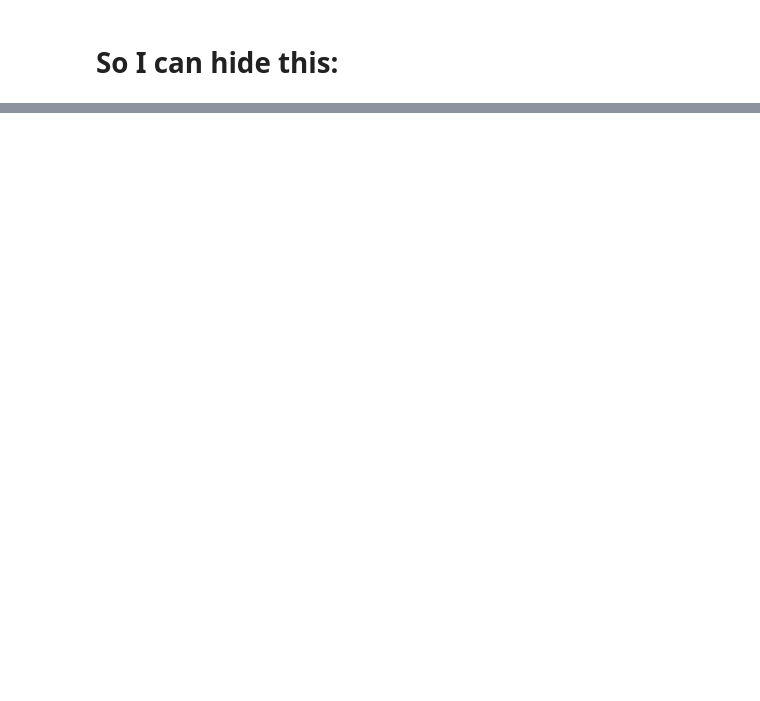
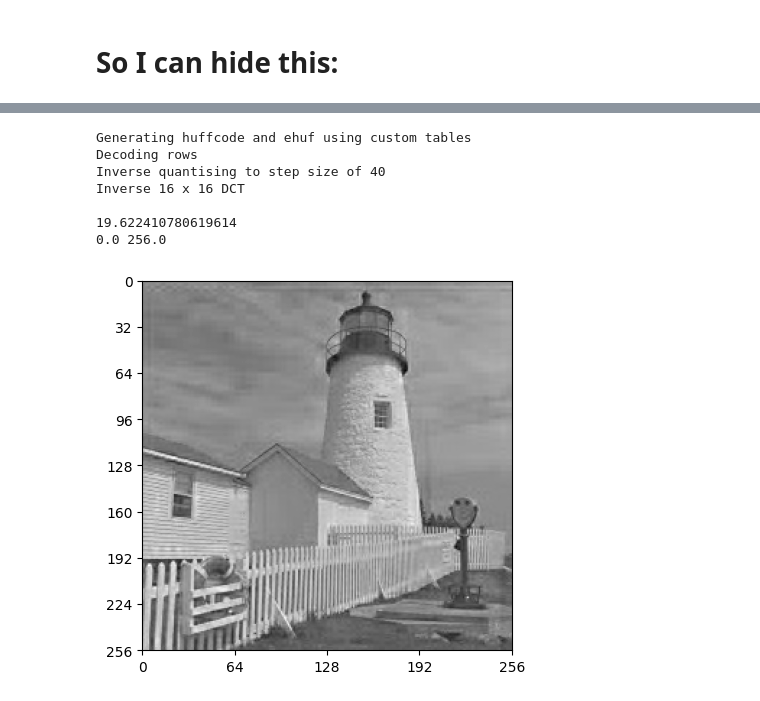
Before and after one commit to jet-tong/cued_sf2_lab, a Jupyter notebook: 13c-lbt-twice.ipynb, the cells around one changed output, grey strips where cells are left out. Cells and saved outputs as stored; diff of their text form; code cells hidden in the pictures; blank space fills up the shorter version.

```diff
--- a/13c-lbt-twice.ipynb
+++ b/13c-lbt-twice.ipynb
@@ -653,0 +760,17 @@ def lbtdec_2layer(vlc: np.ndarray, qstep: float, N: int = 4, M: int = 4,
+# %%
+# your code here
+from cued_sf2_lab.jpeg import *
+
+#X, cmaps_dict = load_mat_img(img='lighthouse.mat', img_info='X', cmap_info={'map', 'map2'})
+#X = X - 128.0
+lighthouse, _ = load_mat_img(img='lighthouse.mat', img_info='X')
+X = lighthouse - 128.0
+
+qstep = 40
+vlc, hufftab = lbtenc_2layer(lighthouse, qstep, opthuff=True)
+
+
+print(vlc[:,1].sum())
+
+#print(dict(zip(hufftab.huffval, hufftab.codes)))|
+print(hufftab.huffval)
@@ -653,0 +796,19 @@ def lbtdec_2layer(vlc: np.ndarray, qstep: float, N: int = 4, M: int = 4,
+# %%
+Z = lbtdec_2layer(vlc, qstep, hufftab = hufftab) # We don't need hufftab? what is this sorcery
+
+fig, ax = plt.subplots()
+plot_image(Z)
+
+print(np.std(X-Z))
+print(np.min(Z), np.max(Z)) # min max of Z
+
+# NEED TO FIX N=4 vs N=16 problem in the encoder/decoder!!!!!!!!!!!
+# %% [output]
+Generating huffcode and ehuf using custom tables
+Decoding rows
+Inverse quantising to step size of 40
+Inverse 16 x 16 DCT
+
+19.622410780619614
+0.0 256.0
+[figure, added]
```
Also changed, not shown: parts of 7 cells of this notebook.
